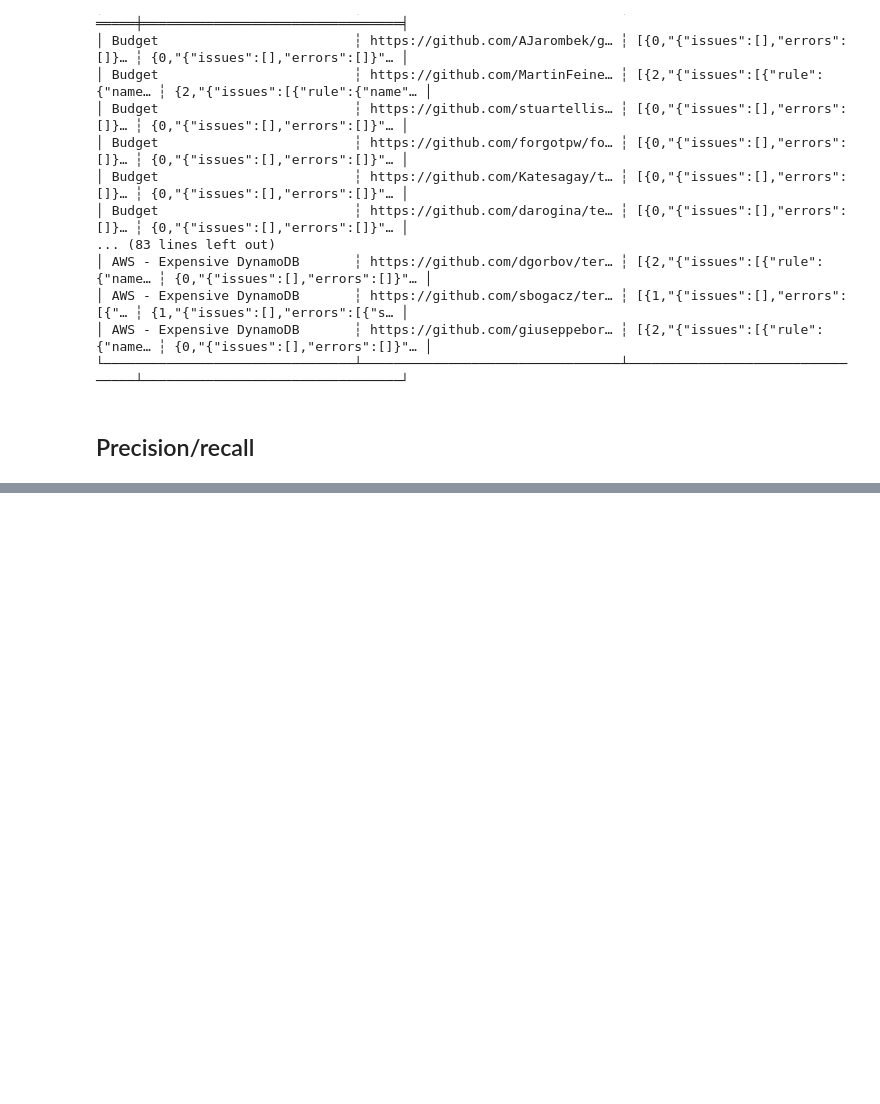
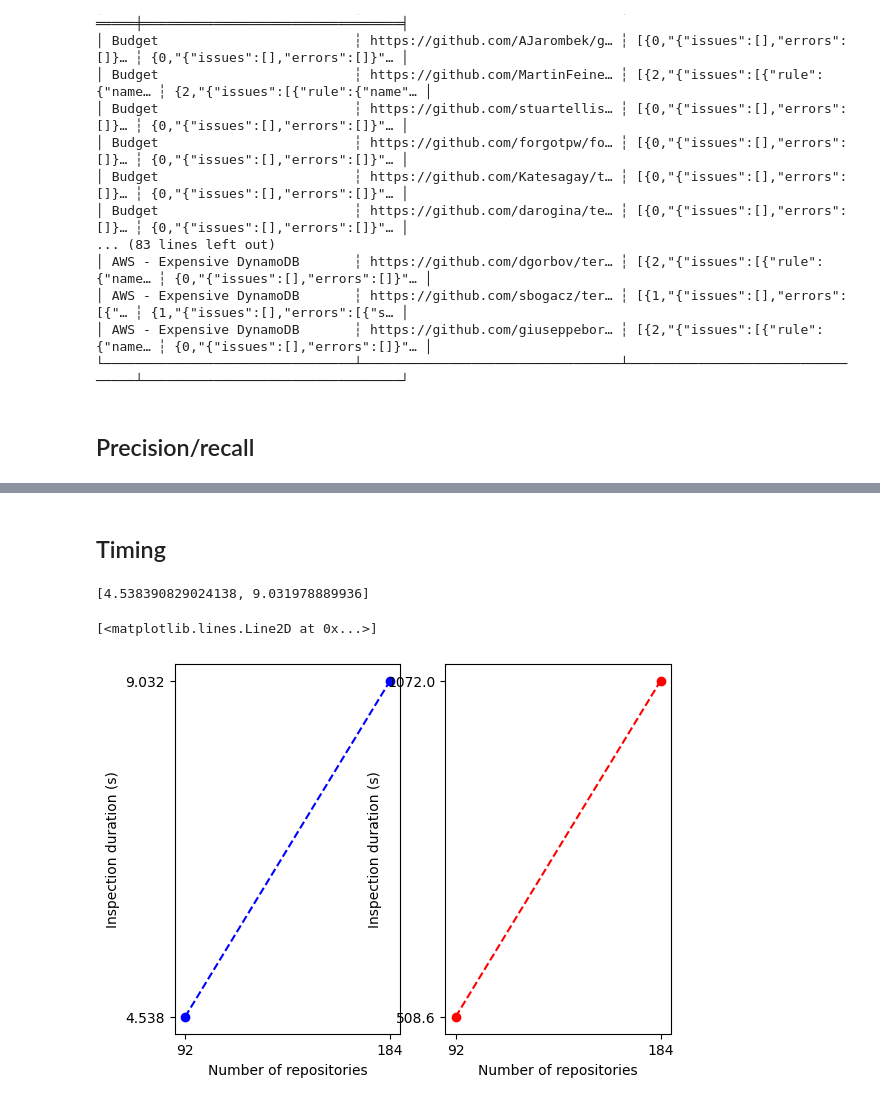
Before and after one commit to InputUsername/iac-cost-linters, a Jupyter notebook: 4-evaluation/evaluation.ipynb, the cells around one changed output, grey strips where cells are left out. Drawn from its saved outputs; the diff is of its cells as text; code cells hidden in the pictures; blank space fills up the shorter version.

```diff
--- a/4-evaluation/evaluation.ipynb
+++ b/4-evaluation/evaluation.ipynb
@@ -69,8 +69,8 @@ for pattern, checks in CHECKOV_CHECKS.items():
 
             result = subprocess.run([
                 'checkov',
-                '--evaluate-variables', 'True',
-                '--download-external-modules', 'True',
+                '--evaluate-variables', 'true',
+                '--download-external-modules', 'true',
                 '--external-modules-download-path', '/tmp/',
                 '--directory', version_path,
                 '--check', checks,
@@ -181,12 +174,20 @@ for pattern, rules in TFLINT_RULES.items():
 
             print(f'    * Running tflint against `{version}`')
 
+            print('      terraform get')
+
+            terraform_result = subprocess.run(['terraform', f'-chdir={version_path}', 'get'], capture_output=True, encoding='utf-8')
+
+            print(f'      terraform get returned with status {terraform_result.returncode}')
+
+            print('      Starting tflint')
+
             start = timeit.default_timer()
 
             result = subprocess.run([
                 'tflint',
                 '--format=json',
-                '--call-module-type=local',
+                '--call-module-type=all',
                 '--enable-plugin=cost',
                 rules,
                 f'--chdir={version_path}'
@@ -323 +328,50 @@ shape: (4, 3)
 └────────────────────────────────┴───────────┴──────────┘
+# %% [markdown]
+## Timing
+# %%
+import matplotlib.pyplot as plt
+
+tflint_timing_count = [
+    len(tflint_df),
+    2 * len(tflint_df),
+]
+tflint_timing_duration = [
+    tflint_df.select(
+        duration=pl.col('before').list.get(0).struct.field('duration_seconds')
+    ).sum().item(),
+    tflint_df.select(
+        duration=pl.col('before').list.get(0).struct.field('duration_seconds') + pl.col('after').struct.field('duration_seconds')
+    ).sum().item()
+]
+
+checkov_timing_count = list(tflint_timing_count)
+checkov_timing_duration = [
+    checkov_df.select(
+        duration=pl.col('before').list.get(0).struct.field('duration_seconds')
+    ).sum().item(),
+    checkov_df.select(
+        duration=pl.col('before').list.get(0).struct.field('duration_seconds') + pl.col('after').struct.field('duration_seconds')
+    ).sum().item(),
+]
+
+print(tflint_timing_duration)
+
+fig, (ax1, ax2) = plt.subplots(1, 2, sharey=False)
+
+ax1.set_xlabel('Number of repositories')
+ax1.set_ylabel('Inspection duration (s)')
+ax1.set_xticks(tflint_timing_count)
+ax1.set_yticks(tflint_timing_duration)
+
+ax1.plot(tflint_timing_count, tflint_timing_duration, 'bo--')
+
+ax2.set_xlabel('Number of repositories')
+ax2.set_ylabel('Inspection duration (s)')
+ax2.set_xticks(checkov_timing_count)
+ax2.set_yticks(checkov_timing_duration)
+
+ax2.plot(checkov_timing_count, checkov_timing_duration, 'ro--')
+# %% [output]
+[4.538390829024138, 9.031978889936]
+[<matplotlib.lines.Line2D at 0x...>]
+[figure, added]
```
Also changed, not shown: parts of 5 cells of this notebook, 8 other files.
